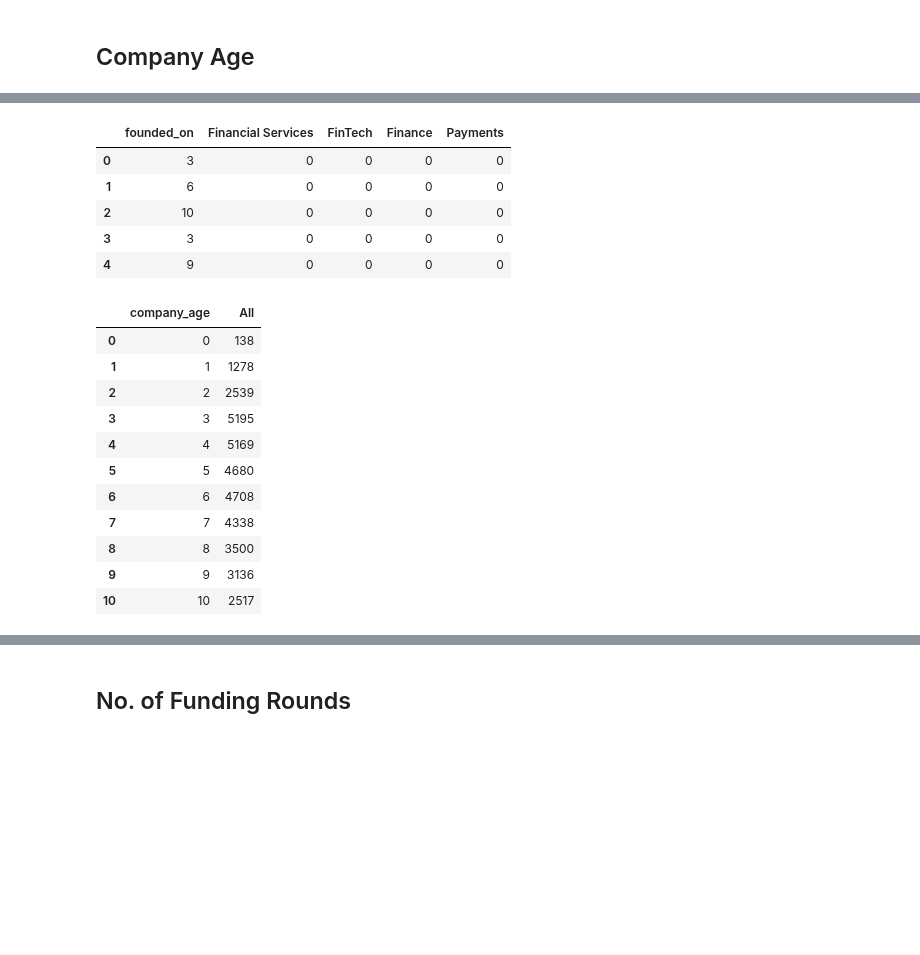
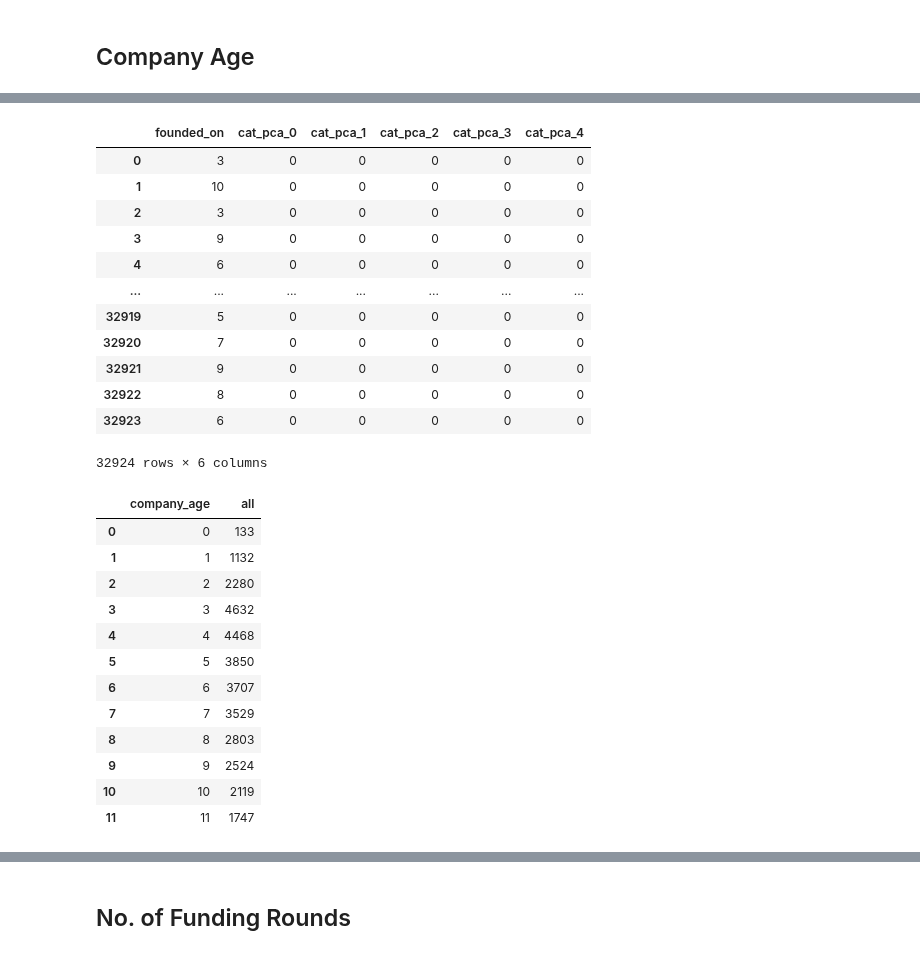
Before and after one commit to StardustLID/TEMG4952A-TEAM-5, a Jupyter notebook: backend/csv_helper.ipynb, the cells around one changed output, grey strips where cells are left out. Cells and saved outputs as stored; diff of their text form; code cells hidden in the pictures; blank space fills up the shorter version.

```diff
--- a/backend/csv_helper.ipynb
+++ b/backend/csv_helper.ipynb
@@ -117,9 +117,9 @@ df.to_string(index=False)
 ## Company Age
 # %%
 import pandas as pd
-df = pd.read_csv("../Week3_Onwards/unifed_csv_without_duplicated_company.csv")
+df = pd.read_csv("../Week3_Onwards/unifed_csv_20210124_2.csv", parse_dates=['founded_on'])
 
-categories = ['Financial Services', 'FinTech', 'Finance', 'Payments']
+categories = ['cat_pca_0', 'cat_pca_1', 'cat_pca_2', 'cat_pca_3', 'cat_pca_4']
 cols_to_keep = ['founded_on', *categories]
 df = df[cols_to_keep]
 df
@@ -139,0 +140,4 @@ df
+# %%
+today = pd.Timestamp.today()
+df['founded_on'] = (today - df['founded_on']) / pd.Timedelta(365, unit="d")
+df
@@ -140,31 +158,43 @@ df
 # %%
 df['founded_on'] = df['founded_on'].round(0).astype(int)
-df.head()
+
+for _ in categories:
+    df[_] = df[_].round(0).astype(int)
+
+df
 # %% [output]
-|  | founded_on | Financial Services | FinTech | Finance | Payments |
-| 0 | 3 | 0 | 0 | 0 | 0 |
-| 1 | 6 | 0 | 0 | 0 | 0 |
-| 2 | 10 | 0 | 0 | 0 | 0 |
-| 3 | 3 | 0 | 0 | 0 | 0 |
-| 4 | 9 | 0 | 0 | 0 | 0 |
+|  | founded_on | cat_pca_0 | cat_pca_1 | cat_pca_2 | cat_pca_3 | cat_pca_4 |
+| 0 | 3 | 0 | 0 | 0 | 0 | 0 |
+| 1 | 10 | 0 | 0 | 0 | 0 | 0 |
+| 2 | 3 | 0 | 0 | 0 | 0 | 0 |
+| 3 | 9 | 0 | 0 | 0 | 0 | 0 |
+| 4 | 6 | 0 | 0 | 0 | 0 | 0 |
+| ... | ... | ... | ... | ... | ... | ... |
+| 32919 | 5 | 0 | 0 | 0 | 0 | 0 |
+| 32920 | 7 | 0 | 0 | 0 | 0 | 0 |
+| 32921 | 9 | 0 | 0 | 0 | 0 | 0 |
+| 32922 | 8 | 0 | 0 | 0 | 0 | 0 |
+| 32923 | 6 | 0 | 0 | 0 | 0 | 0 |
+32924 rows × 6 columns
 # %%
 df_count_all =  df['founded_on'].value_counts().sort_index().to_frame()
 df_count_all.reset_index(inplace=True)
-df_count_all.rename(columns={'index': 'company_age', 'founded_on': 'All'}, inplace=True)
+df_count_all.rename(columns={'index': 'company_age', 'founded_on': 'all'}, inplace=True)
 df_count_all
 # %% [output]
-|  | company_age | All |
-| 0 | 0 | 138 |
-| 1 | 1 | 1278 |
-| 2 | 2 | 2539 |
-| 3 | 3 | 5195 |
-| 4 | 4 | 5169 |
-| 5 | 5 | 4680 |
-| 6 | 6 | 4708 |
-| 7 | 7 | 4338 |
-| 8 | 8 | 3500 |
-| 9 | 9 | 3136 |
-| 10 | 10 | 2517 |
+|  | company_age | all |
+| 0 | 0 | 133 |
+| 1 | 1 | 1132 |
+| 2 | 2 | 2280 |
+| 3 | 3 | 4632 |
+| 4 | 4 | 4468 |
+| 5 | 5 | 3850 |
+| 6 | 6 | 3707 |
+| 7 | 7 | 3529 |
+| 8 | 8 | 2803 |
+| 9 | 9 | 2524 |
+| 10 | 10 | 2119 |
+| 11 | 11 | 1747 |
 # %%
 df_category_counts = [df_count_all]
 
```
Also changed, not shown: parts of 5 cells of this notebook, 2 other files.
